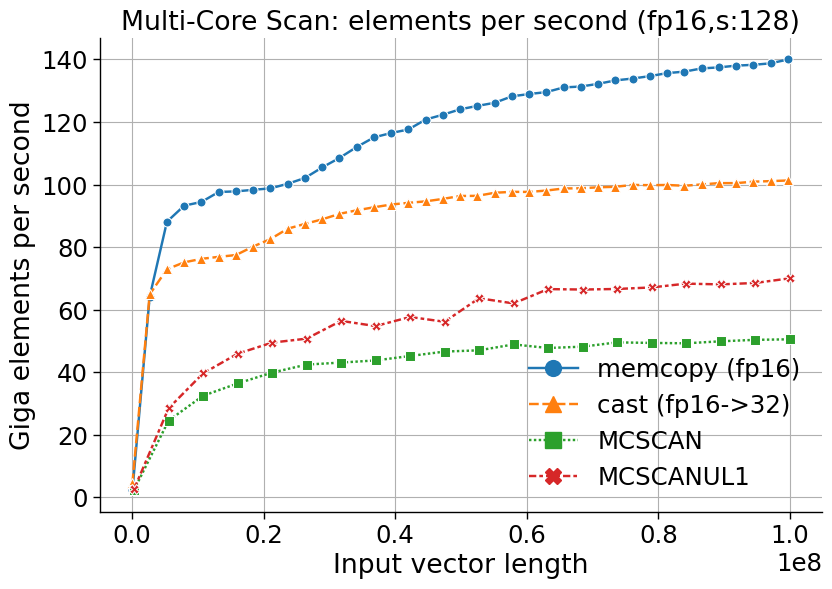
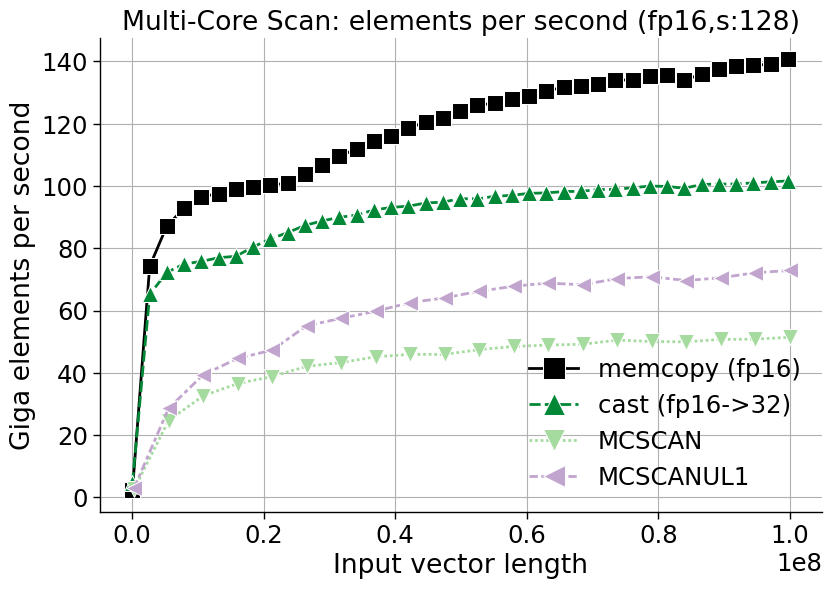
Unified diff of the notebook cell whose output changed from the first chart to the second:
--- before
+++ after
@@ -1,3 +1,10 @@
-ax = sns.lineplot(data=df, x='size', y='gelemps', **_SNS_PARAMS)
+palette = [### Colorbrewer colors
+"black",
+"#008837",
+"#a6dba0",
+"#c2a5cf",
+"#7b3294",]
+
+ax = sns.lineplot(data=df, x='size', y='gelemps', palette=palette, **_SNS_PARAMS)
 
 ax.set_title(f"Multi-Core Scan: elements per second ({dtype},s:128)")

Commit: Change color palette for Scan notebooks